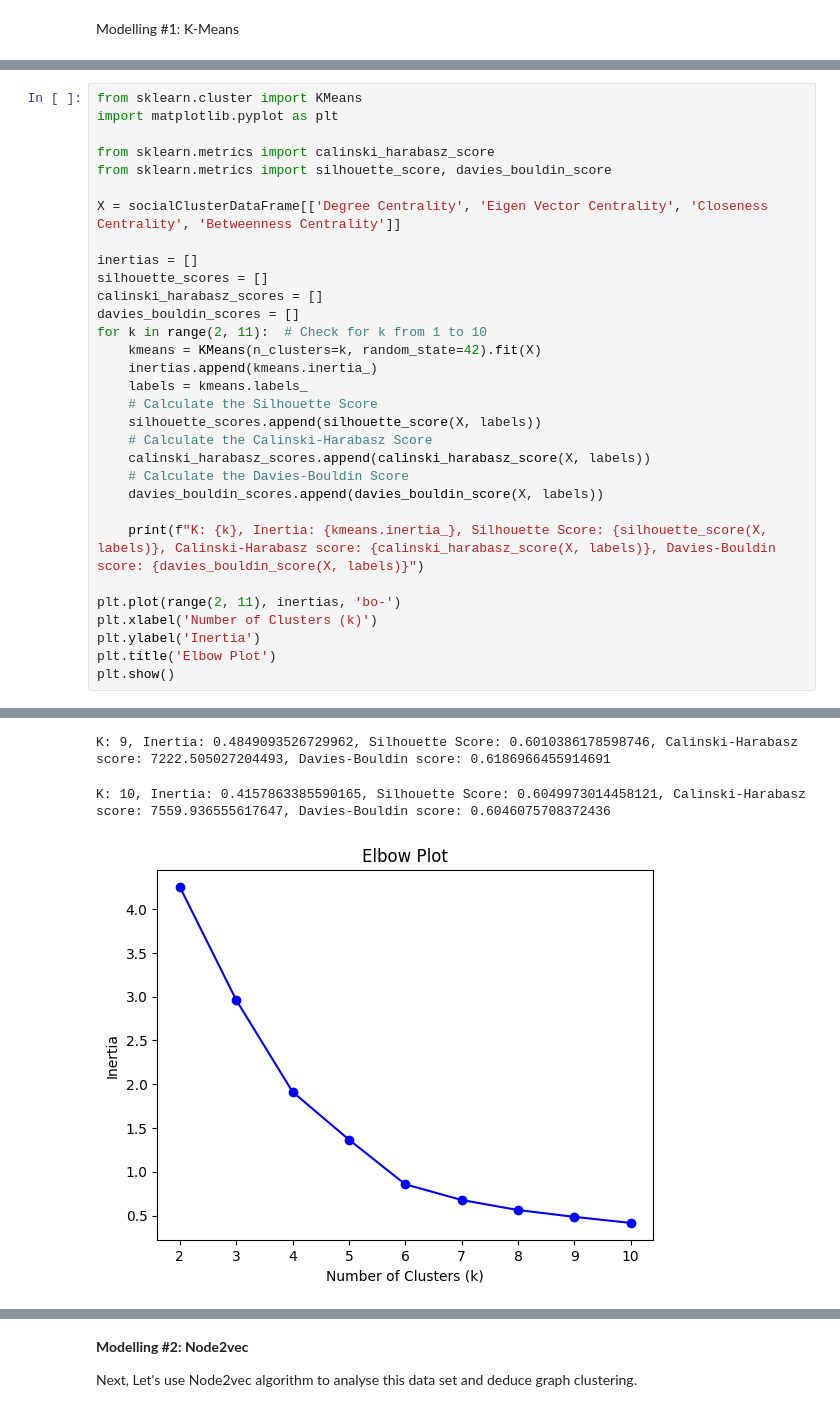
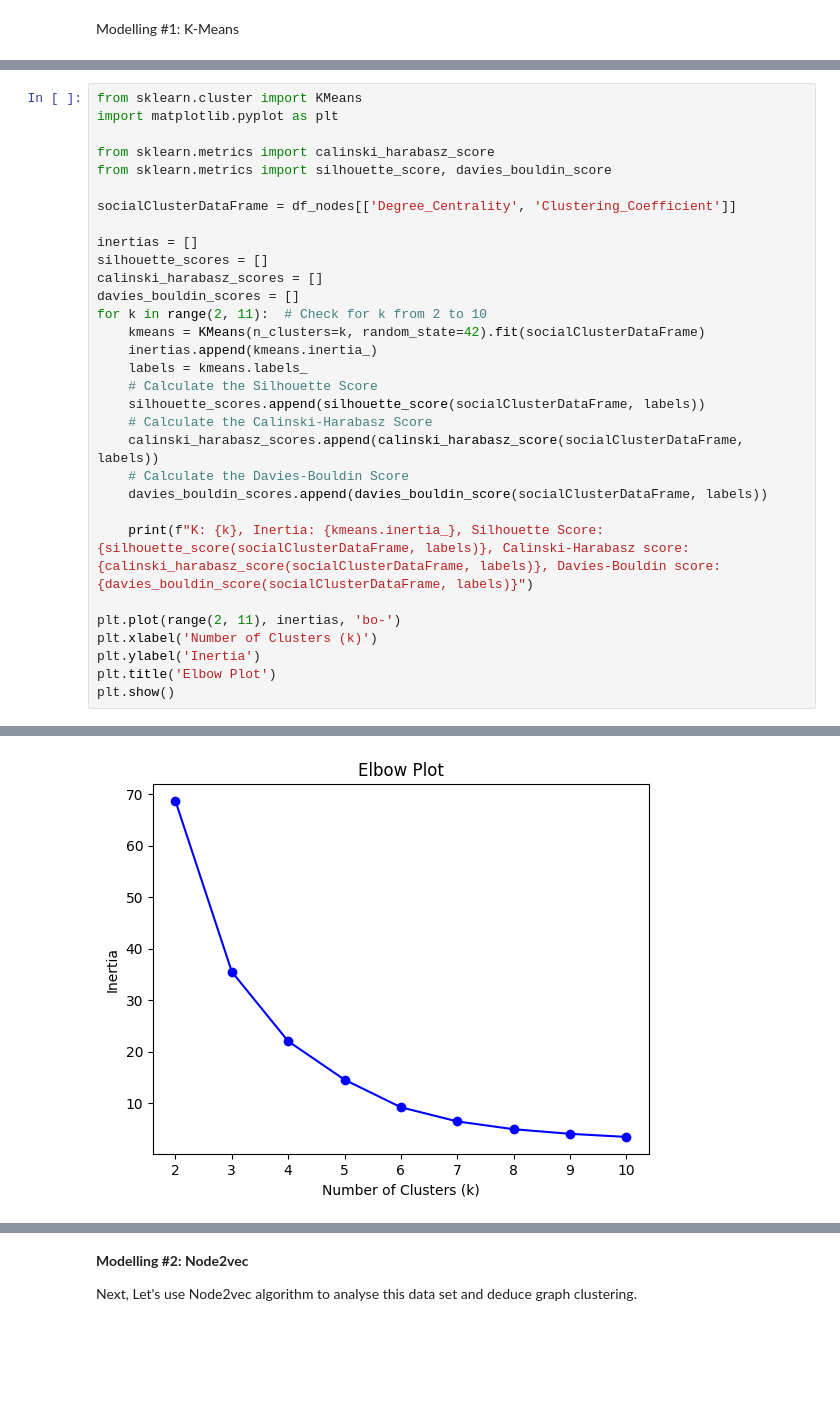
Before and after one commit to umeshrawat/MachineLearning, a Jupyter notebook: Unsupervised_Classification/SocialClusters/src/SocialClustersPyCaret.ipynb, the cells around one changed output, grey strips where cells are left out. Drawn from its saved outputs; the diff is of its cells as text; blank space fills up the shorter version.

```diff
--- a/Unsupervised_Classification/SocialClusters/src/SocialClustersPyCaret.ipynb
+++ b/Unsupervised_Classification/SocialClusters/src/SocialClustersPyCaret.ipynb
@@ -302,24 +304,24 @@ import matplotlib.pyplot as plt
 from sklearn.metrics import calinski_harabasz_score
 from sklearn.metrics import silhouette_score, davies_bouldin_score
 
-X = socialClusterDataFrame[['Degree Centrality', 'Eigen Vector Centrality', 'Closeness Centrality', 'Betweenness Centrality']]
+socialClusterDataFrame = df_nodes[['Degree_Centrality', 'Clustering_Coefficient']]
 
 inertias = []
 silhouette_scores = []
 calinski_harabasz_scores = []
 davies_bouldin_scores = []
-for k in range(2, 11):  # Check for k from 1 to 10
-    kmeans = KMeans(n_clusters=k, random_state=42).fit(X)
+for k in range(2, 11):  # Check for k from 2 to 10
+    kmeans = KMeans(n_clusters=k, random_state=42).fit(socialClusterDataFrame)
     inertias.append(kmeans.inertia_)
     labels = kmeans.labels_
     # Calculate the Silhouette Score
-    silhouette_scores.append(silhouette_score(X, labels))
+    silhouette_scores.append(silhouette_score(socialClusterDataFrame, labels))
     # Calculate the Calinski-Harabasz Score
-    calinski_harabasz_scores.append(calinski_harabasz_score(X, labels))
+    calinski_harabasz_scores.append(calinski_harabasz_score(socialClusterDataFrame, labels))
     # Calculate the Davies-Bouldin Score
-    davies_bouldin_scores.append(davies_bouldin_score(X, labels))
+    davies_bouldin_scores.append(davies_bouldin_score(socialClusterDataFrame, labels))
 
-    print(f"K: {k}, Inertia: {kmeans.inertia_}, Silhouette Score: {silhouette_score(X, labels)}, Calinski-Harabasz score: {calinski_harabasz_score(X, labels)}, Davies-Bouldin score: {davies_bouldin_score(X, labels)}")
+    print(f"K: {k}, Inertia: {kmeans.inertia_}, Silhouette Score: {silhouette_score(socialClusterDataFrame, labels)}, Calinski-Harabasz score: {calinski_harabasz_score(socialClusterDataFrame, labels)}, Davies-Bouldin score: {davies_bouldin_score(socialClusterDataFrame, labels)}")
 
 plt.plot(range(2, 11), inertias, 'bo-')
 plt.xlabel('Number of Clusters (k)')
@@ -337,6 +341,4 @@ K: 8, Inertia: 0.5629285559771792, Silhouette Score: 0.6050466995882615, Calinsk
-K: 9, Inertia: 0.4849093526729962, Silhouette Score: 0.6010386178598746, Calinski-Harabasz score: 7222.505027204493, Davies-Bouldin score: 0.6186966455914691
-K: 10, Inertia: 0.4157863385590165, Silhouette Score: 0.6049973014458121, Calinski-Harabasz score: 7559.936555617647, Davies-Bouldin score: 0.6046075708372436
-[figure, old version]
+[figure, new version]
 # %%
 # Plot the scores to find the optimal k
 import matplotlib.pyplot as plt
```
Also changed, not shown: parts of 21 cells of this notebook.
